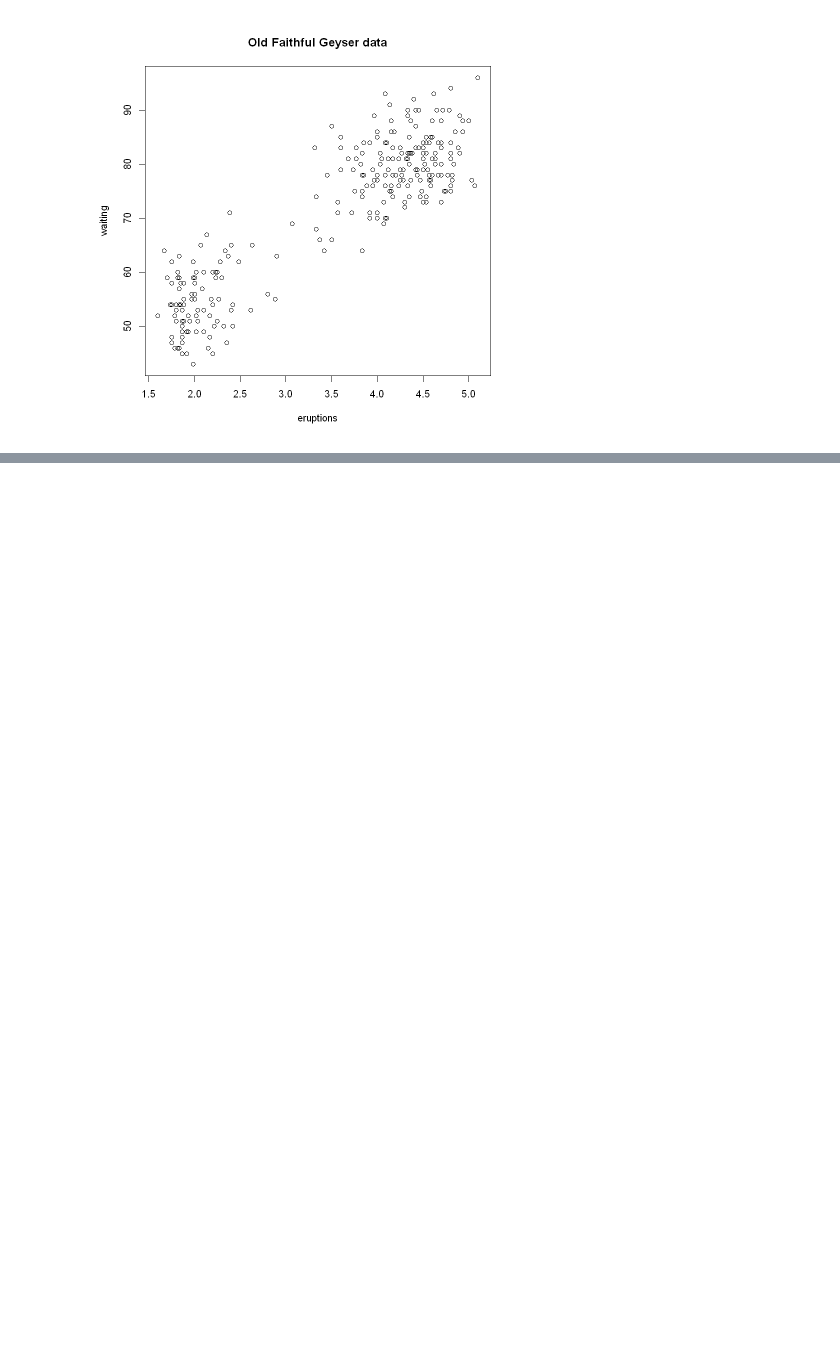
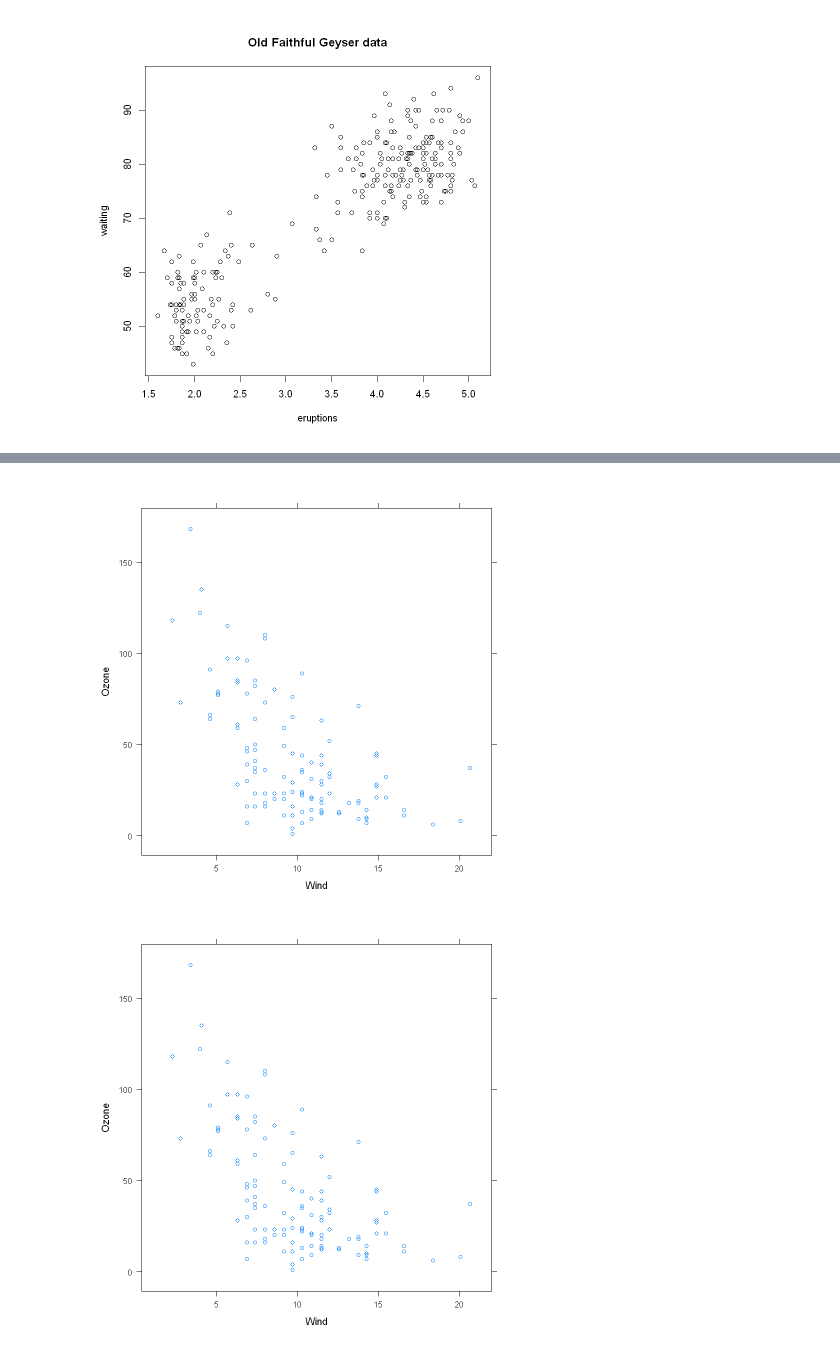
Before and after one commit to joebrillantes/dataviz-mentorship-2020, a Jupyter notebook: Exploratory Data Analysis Notes.ipynb, the cells around one changed output, grey strips where cells are left out. Drawn from its saved outputs; the diff is of its cells as text; code cells hidden in the pictures; blank space fills up the shorter version.

```diff
--- a/Exploratory Data Analysis Notes.ipynb
+++ b/Exploratory Data Analysis Notes.ipynb
@@ -220,0 +260,8 @@ png
+# %%
+p <- xyplot(Ozone ~ Wind, data = airquality) ## Nothing happens!
+# %%
+print(p) ## Plot appears
+xyplot(Ozone ~ Wind, data = airquality) ## Auto-printing
+# %% [output]
+[figure, added]
+[figure, added]
```
Also changed, not shown: parts of 48 cells of this notebook.
